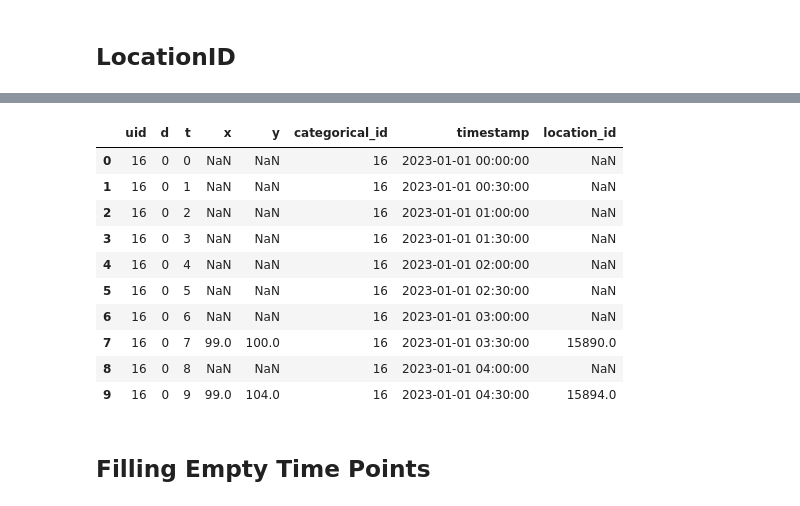
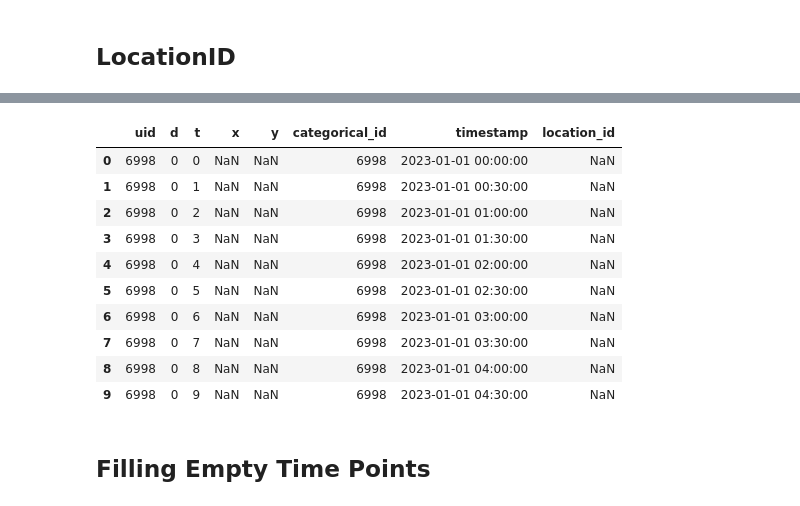
Before and after one commit to rongboxu/tft_tf2, a Jupyter notebook: data_processing.ipynb, the cells around one changed output, grey strips where cells are left out. Drawn from its saved outputs; the diff is of its cells as text; code cells hidden in the pictures.

```diff
--- a/data_processing.ipynb
+++ b/data_processing.ipynb
@@ -16,0 +86,7 @@ df.head()
+# %%
+selected_uids = np.random.choice(filtered_df['uid'].unique(), size=min(20, len(filtered_df['uid'].unique())), replace=False)
+
+# 筛选这20个用户的所有数据
+selected_data = filtered_df[filtered_df['uid'].isin(selected_uids)]
+
+print(selected_data)
@@ -17,2 +136,2 @@ df.head()
 # %%
-df['categorical_id'] = df['uid']
+selected_data['categorical_id'] = selected_data['uid']
@@ -23,7 +148,7 @@ df['categorical_id'] = df['uid']
 reference_date = pd.Timestamp("2023-01-01")
 
 # 将“d”和“t”转化为时间戳
-df["timestamp"] = reference_date + pd.to_timedelta(df["d"], unit='D') + pd.to_timedelta(df["t"]/2, unit='h')
+selected_data["timestamp"] = reference_date + pd.to_timedelta(selected_data["d"], unit='D') + pd.to_timedelta(selected_data["t"]/2, unit='h')
 
-df.head()
+selected_data.head()
 # %% [output]
@@ -37,11 +167,11 @@ df.head()
 ## LocationID
 # %%
 # Calculate the unique identifier for each pair of (x, y)
-df['location_id'] = (
-    df['x'] - df['x'].min()) * (
-    df['y'].max() - df['y'].min() + 1) + (
-    df['y'] - df['y'].min()
+selected_data['location_id'] = (
+    selected_data['x'] - selected_data['x'].min()) * (
+    selected_data['y'].max() - selected_data['y'].min() + 1) + (
+    selected_data['y'] - selected_data['y'].min()
     )+ 1
 
-df.head()
+selected_data.head()
 # %% [output]
@@ -54,32 +189,32 @@ df.head()
 # %%
 # Generating the full dataframe
-unique_uids = df['uid'].unique()
+unique_uids = selected_data['uid'].unique()
 days = range(75)
 times = range(48)
 
 index = pd.MultiIndex.from_product([unique_uids, days, times], names=['uid', 'd', 't'])
 df_filled = pd.DataFrame(index=index).reset_index()
 
 # Merging with the original dataframe
-df_filled = df_filled.merge(df, on=['uid', 'd', 't'], how='left')
+df_filled = df_filled.merge(selected_data, on=['uid', 'd', 't'], how='left')
 
 # Filling the timestamp and categorical_id columns
 df_filled['timestamp'] = pd.to_datetime('2023-01-01') + pd.to_timedelta(df_filled['d'], unit='D') + pd.to_timedelta(df_filled['t']*30, unit='m')
 df_filled['categorical_id'] = df_filled['uid']
 
 df_filled.head(10)
 # %% [output]
 |  | uid | d | t | x | y | categorical_id | timestamp | location_id |
-| 0 | 16 | 0 | 0 | NaN | NaN | 16 | 2023-01-01 00:00:00 | NaN |
-| 1 | 16 | 0 | 1 | NaN | NaN | 16 | 2023-01-01 00:30:00 | NaN |
-| 2 | 16 | 0 | 2 | NaN | NaN | 16 | 2023-01-01 01:00:00 | NaN |
-| 3 | 16 | 0 | 3 | NaN | NaN | 16 | 2023-01-01 01:30:00 | NaN |
-| 4 | 16 | 0 | 4 | NaN | NaN | 16 | 2023-01-01 02:00:00 | NaN |
-| 5 | 16 | 0 | 5 | NaN | NaN | 16 | 2023-01-01 02:30:00 | NaN |
-| 6 | 16 | 0 | 6 | NaN | NaN | 16 | 2023-01-01 03:00:00 | NaN |
-| 7 | 16 | 0 | 7 | 99.0 | 100.0 | 16 | 2023-01-01 03:30:00 | 15890.0 |
-| 8 | 16 | 0 | 8 | NaN | NaN | 16 | 2023-01-01 04:00:00 | NaN |
-| 9 | 16 | 0 | 9 | 99.0 | 104.0 | 16 | 2023-01-01 04:30:00 | 15894.0 |
+| 0 | 6998 | 0 | 0 | NaN | NaN | 6998 | 2023-01-01 00:00:00 | NaN |
+| 1 | 6998 | 0 | 1 | NaN | NaN | 6998 | 2023-01-01 00:30:00 | NaN |
+| 2 | 6998 | 0 | 2 | NaN | NaN | 6998 | 2023-01-01 01:00:00 | NaN |
+| 3 | 6998 | 0 | 3 | NaN | NaN | 6998 | 2023-01-01 01:30:00 | NaN |
+| 4 | 6998 | 0 | 4 | NaN | NaN | 6998 | 2023-01-01 02:00:00 | NaN |
+| 5 | 6998 | 0 | 5 | NaN | NaN | 6998 | 2023-01-01 02:30:00 | NaN |
+| 6 | 6998 | 0 | 6 | NaN | NaN | 6998 | 2023-01-01 03:00:00 | NaN |
+| 7 | 6998 | 0 | 7 | NaN | NaN | 6998 | 2023-01-01 03:30:00 | NaN |
+| 8 | 6998 | 0 | 8 | NaN | NaN | 6998 | 2023-01-01 04:00:00 | NaN |
+| 9 | 6998 | 0 | 9 | NaN | NaN | 6998 | 2023-01-01 04:30:00 | NaN |
 # %% [markdown]
 ## Filling Empty Time Points
 # %%
```
Also changed, not shown: parts of 24 cells of this notebook.
